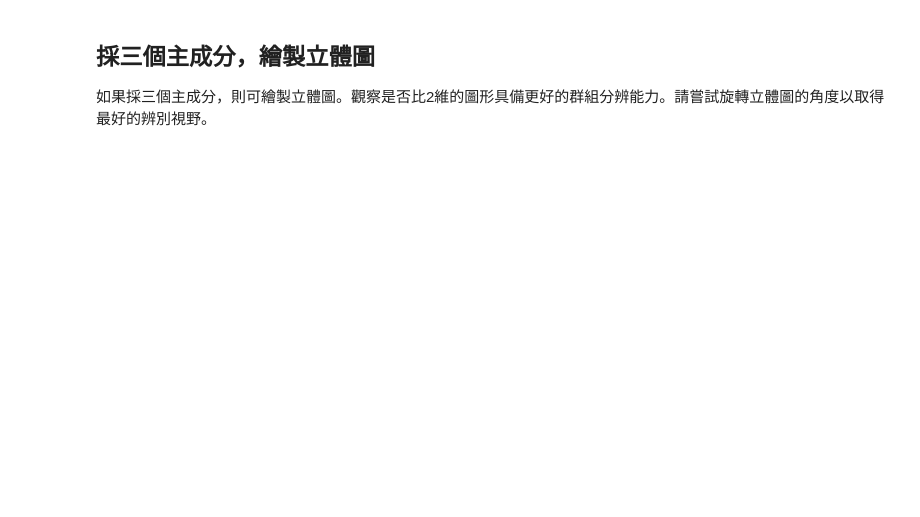
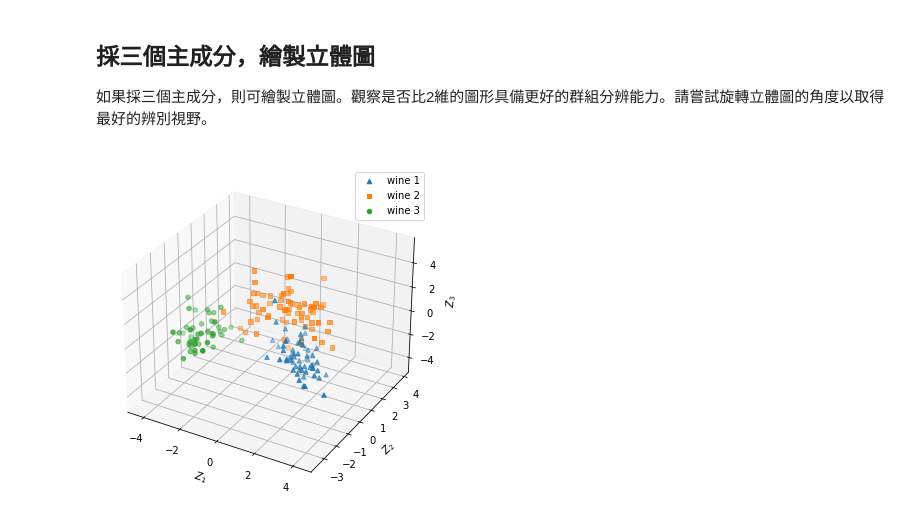
Before and after one commit to amy10202808/1112ShallowMachineLearning, a Jupyter notebook: hw1PCA/PCA.ipynb, the cells around one changed output. Saved outputs shown, nothing was run; the diff lists cells and outputs as text; code cells hidden in the pictures; blank space fills up the shorter version.

```diff
--- a/hw1PCA/PCA.ipynb
+++ b/hw1PCA/PCA.ipynb
@@ -147,3 +170,16 @@ plt.show()
 
 <font color=#004D99>
 </font>
+# %%
+fig = plt.figure(figsize=(6,6))
+ax = fig.add_subplot(projection='3d')
+for e, group in enumerate(set(df['Customer_Segment'])):
+    filt = df['Customer_Segment']==group
+    ax.scatter(Z[filt,0], Z[filt,1], Z[filt,2], label=f'wine {group}', marker=markerlst[e])
+ax.legend()
+ax.set_xlabel(r'$Z_1$')
+ax.set_ylabel(r'$Z_2$')
+ax.set_zlabel(r'$Z_3$')
+plt.show()
+# %% [output]
+[figure, added]
```
Also changed, not shown: parts of 32 cells of this notebook.
